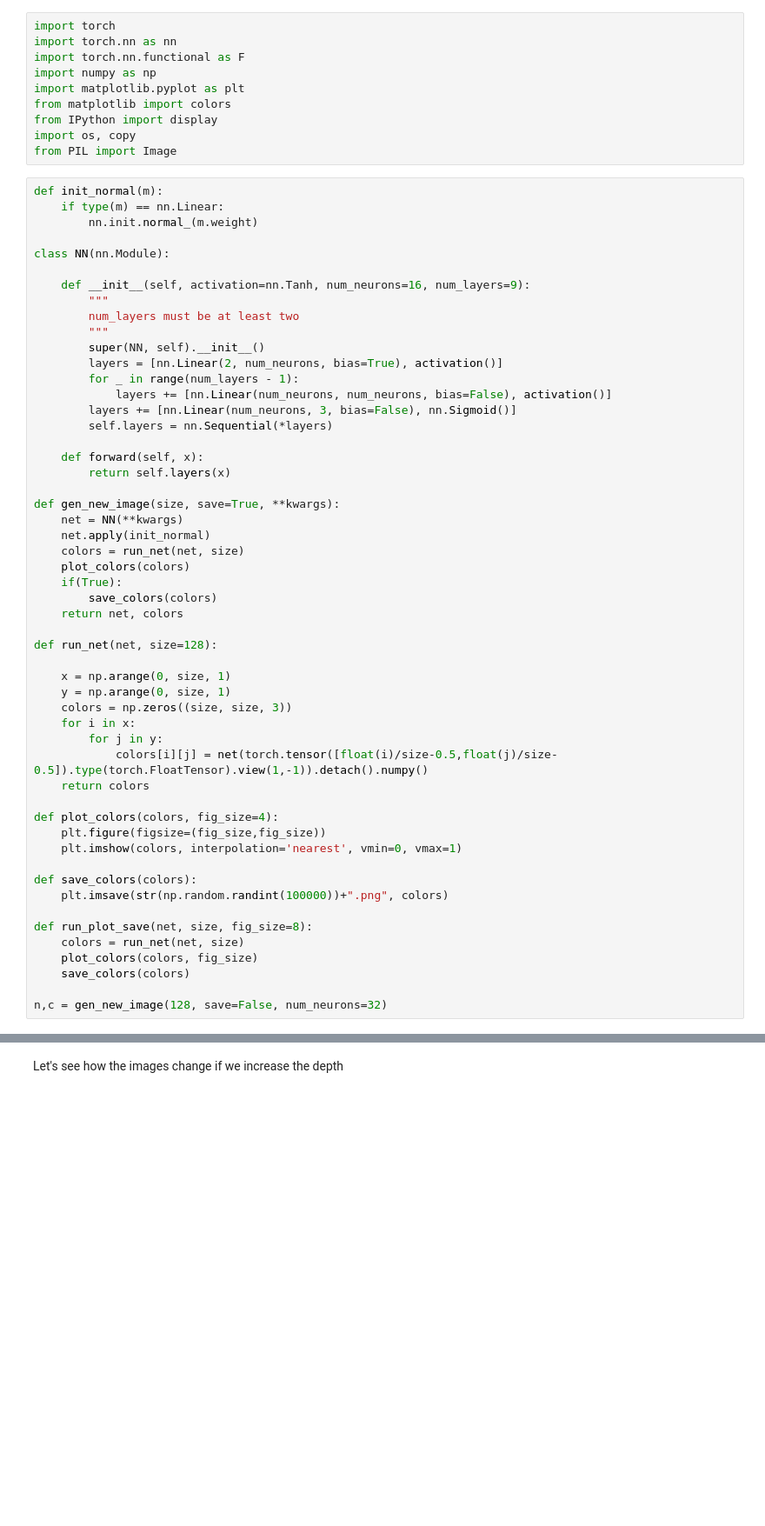
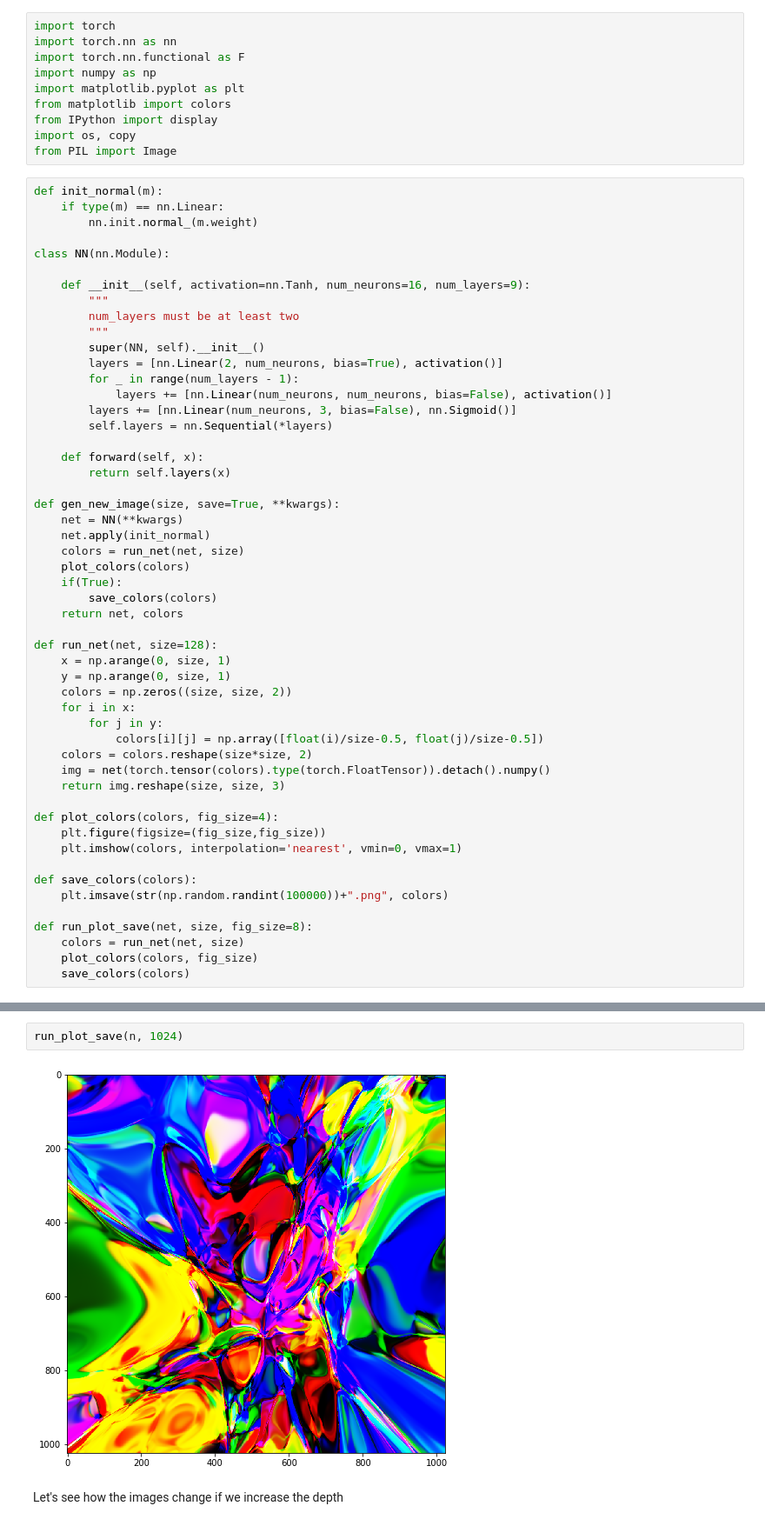
Before and after one commit to paraschopra/abstract-art-neural-network, a Jupyter notebook: generate-art.ipynb, the cells around one changed output, grey strips where cells are left out. Shown at 87% size. Saved outputs shown, nothing was run; the diff lists cells and outputs as text; blank space fills up the shorter version.

Commit message:
Made the image generation faster (thanks to Divyanshu Kalra's suggestion)

```diff
--- a/generate-art.ipynb
+++ b/generate-art.ipynb
@@ -42,14 +39,15 @@ def gen_new_image(size, save=True, **kwargs):
     return net, colors
 
 def run_net(net, size=128):
-
     x = np.arange(0, size, 1)
     y = np.arange(0, size, 1)
-    colors = np.zeros((size, size, 3))
+    colors = np.zeros((size, size, 2))
     for i in x:
         for j in y:
-            colors[i][j] = net(torch.tensor([float(i)/size-0.5,float(j)/size-0.5]).type(torch.FloatTensor).view(1,-1)).detach().numpy()
-    return colors
+            colors[i][j] = np.array([float(i)/size-0.5, float(j)/size-0.5])
+    colors = colors.reshape(size*size, 2)
+    img = net(torch.tensor(colors).type(torch.FloatTensor)).detach().numpy()
+    return img.reshape(size, size, 3)
 
 def plot_colors(colors, fig_size=4):
     plt.figure(figsize=(fig_size,fig_size))
@@ -62,5 +60,3 @@ def run_plot_save(net, size, fig_size=8):
     colors = run_net(net, size)
     plot_colors(colors, fig_size)
     save_colors(colors)
-
-n,c = gen_new_image(128, save=False, num_neurons=32)
@@ -69,3 +67,7 @@ n,c = gen_new_image(128, save=False, num_neurons=32)
+# %%
+run_plot_save(n, 1024)
+# %% [output]
+[figure, added]
 # %% [markdown]
 Let's see how the images change if we increase the depth
 # %%
```
Also changed, not shown: parts of 3 cells of this notebook.
